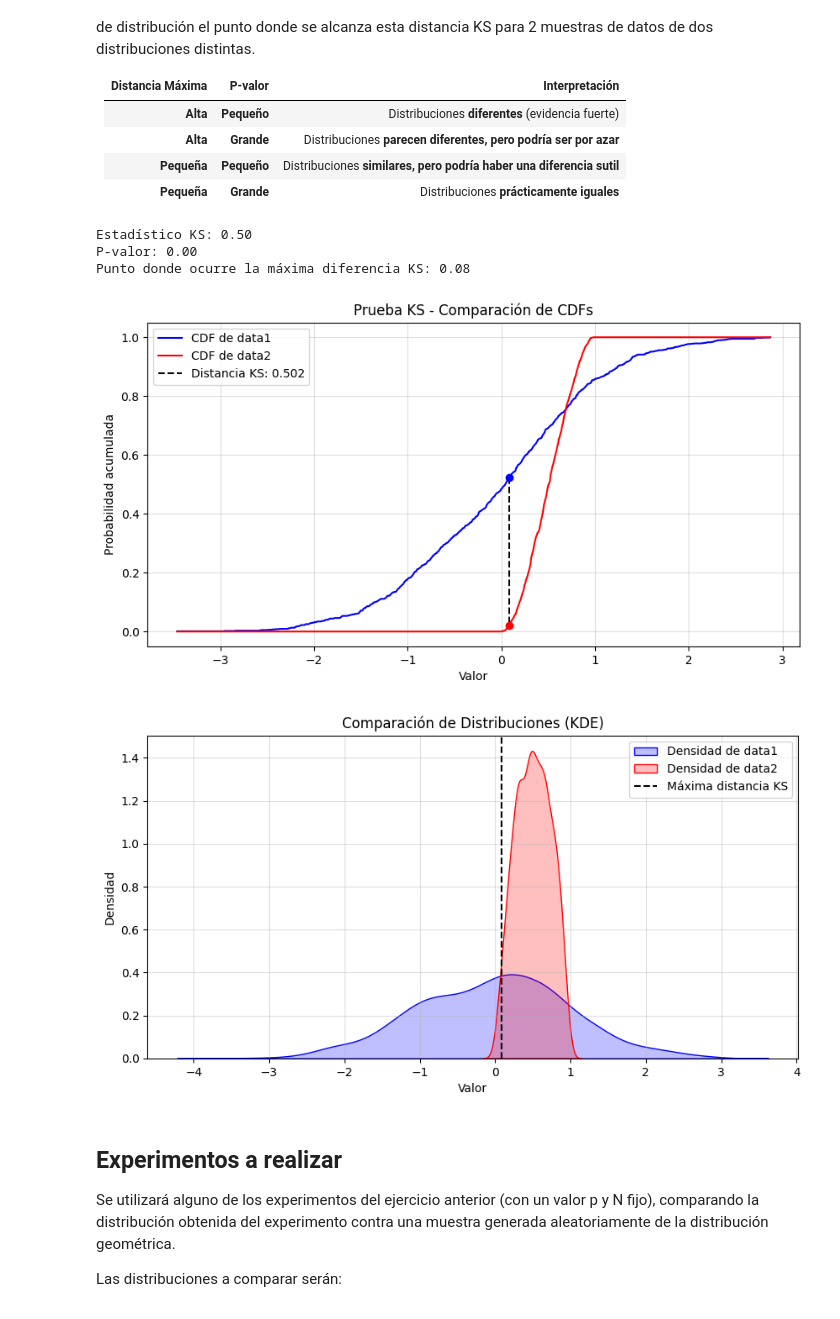
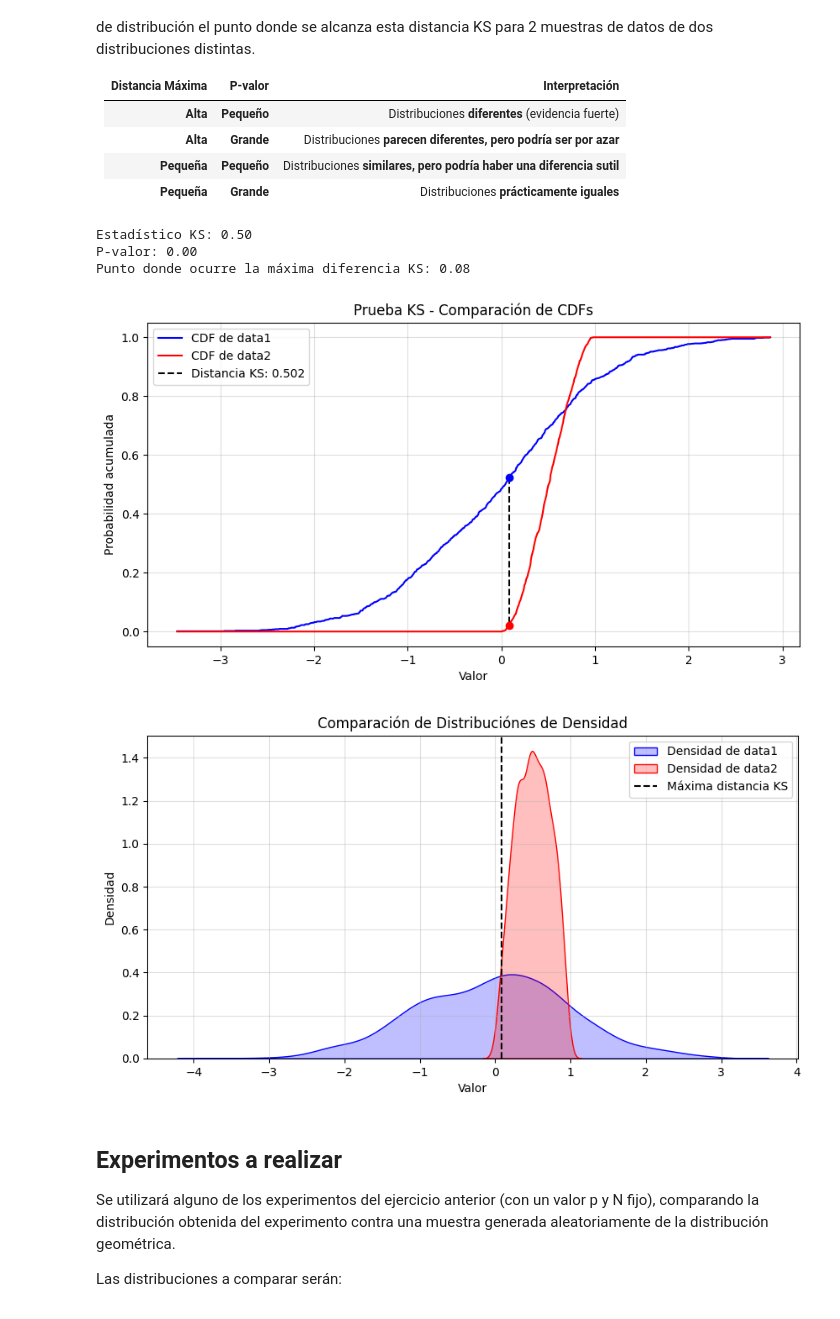
Before and after one commit to JosueSay/IntelligenceArtificial, a Jupyter notebook: labs/lab2/ejercicio2.ipynb, the cells around one changed output. Cells and saved outputs as stored; diff of their text form; code cells hidden in the pictures.

Commit message:
feat: cambio titulo para grafica de comparacion de distribuciones

```diff
--- a/labs/lab2/ejercicio2.ipynb
+++ b/labs/lab2/ejercicio2.ipynb
@@ -150,35 +150,35 @@ print(f"Punto donde ocurre la máxima diferencia KS: {ks_x:.2f}")
 
 # Graficar CDF y Ks
 plt.figure(figsize=(10,5))
 plt.plot(x_vals, cdf1, label="CDF de data1", color="blue")
 plt.plot(x_vals, cdf2, label="CDF de data2", color="red")
 plt.vlines(ks_x, ks_y1, ks_y2, color="black", linestyle="dashed", label=f"Distancia KS: {ks_statistic:.3f}")
 plt.scatter([ks_x], [ks_y1], color="blue", zorder=3)
 plt.scatter([ks_x], [ks_y2], color="red", zorder=3)
 plt.title("Prueba KS - Comparación de CDFs")
 plt.xlabel("Valor")
 plt.ylabel("Probabilidad acumulada")
 plt.legend()
 plt.grid(True, alpha=0.4)
 plt.show()
 
 # Graficar la densidad y Ks
 plt.figure(figsize=(10,5))
 sns.kdeplot(data1, label="Densidad de data1", color="blue", shade=True)
 sns.kdeplot(data2, label="Densidad de data2", color="red", shade=True)
 plt.axvline(ks_x, color="black", linestyle="dashed", label=f"Máxima distancia KS")
-plt.title("Comparación de Distribuciones (KDE)")
+plt.title("Comparación de Distribuciónes de Densidad")
 plt.xlabel("Valor")
 plt.ylabel("Densidad")
 plt.legend()
 plt.grid(True, alpha=0.4)
 plt.show()
 # %% [output]
 Estadístico KS: 0.50
 P-valor: 0.00
 Punto donde ocurre la máxima diferencia KS: 0.08
 [figure]
-[figure, old version]
+[figure, new version]
 # %% [markdown]
 ## Experimentos a realizar
 
```
